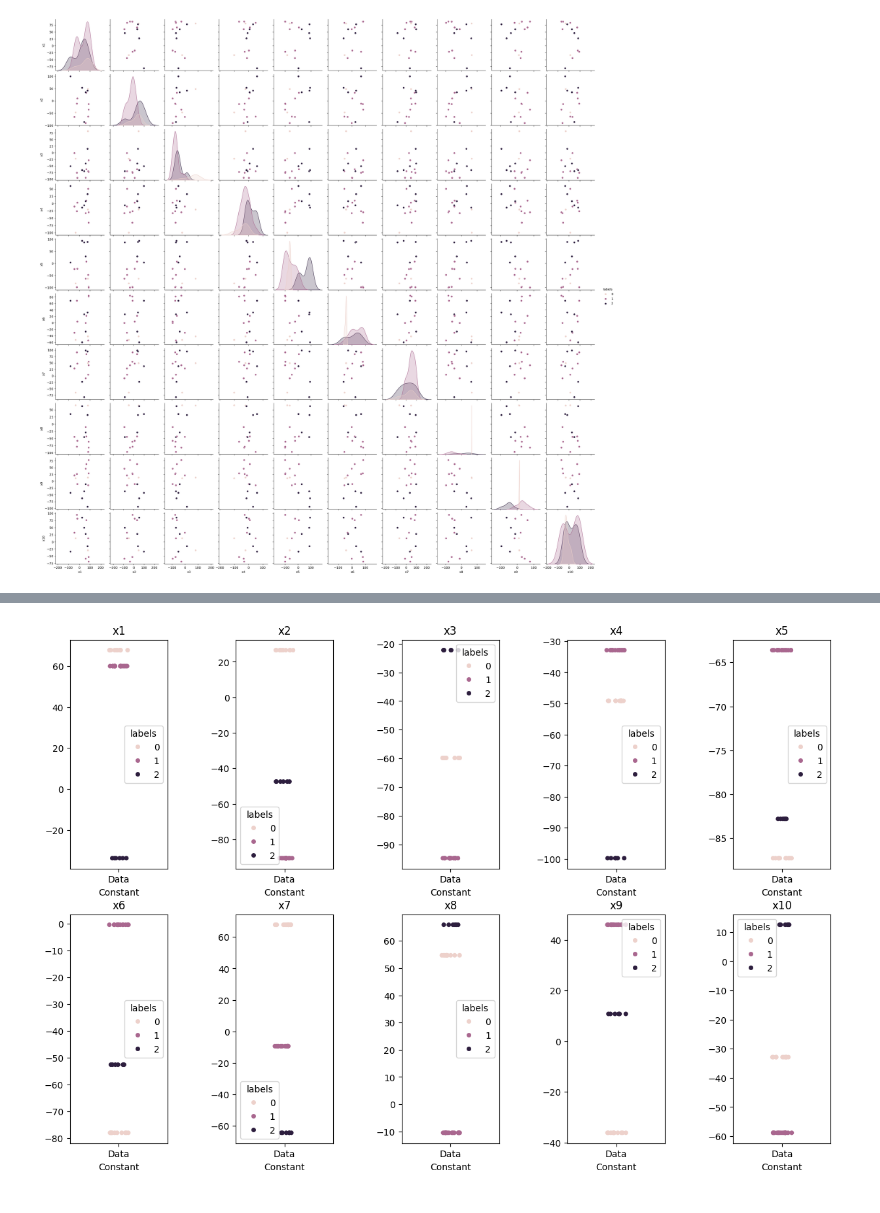
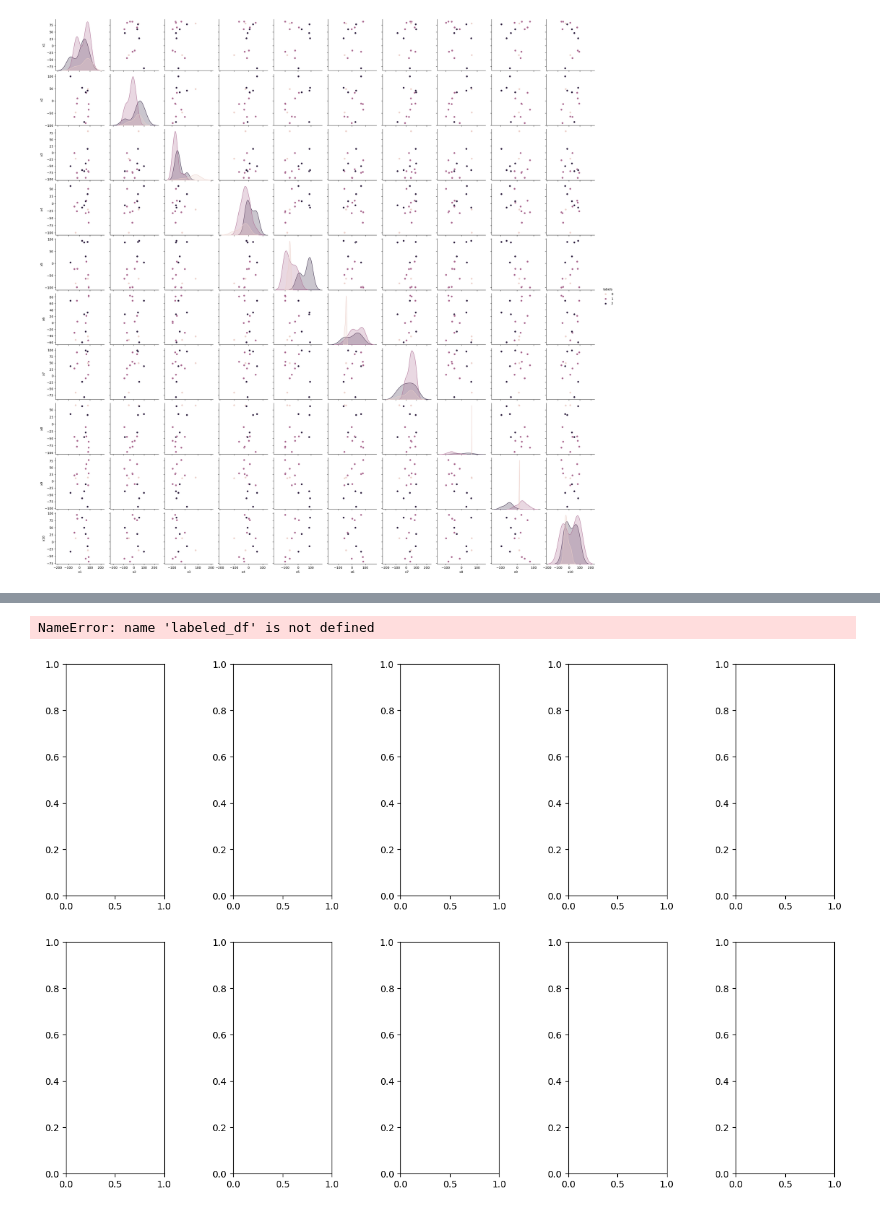
Before and after one commit to raphaelgoms/analysis-scripts, a Jupyter notebook: exps-data-analyzer.ipynb, the cells around one changed output, grey strips where cells are left out. Cells and saved outputs as stored; diff of their text form; code cells hidden in the pictures.

```diff
--- a/exps-data-analyzer.ipynb
+++ b/exps-data-analyzer.ipynb
@@ -165,0 +172,17 @@ costs_df[costs_df != -1].plot(legend=False)
+# %%
+dm_analyzer = ExperimentsDataAnalyzer()
+
+func_number = 5
+seed = 555
+base_path = f"~/code/FIM-CGRASP/results/generations/DM_LSHADE/cec-f{func_number}/s{seed}/"
+
+dm_analyzer.load_data("pop-costs", base_path + "pop-costs.csv")
+
+gens_count = 2163
+pop_generations = {}
+for i in range(gens_count):
+    df_id = f"pop-g{i+1}"
+    dm_analyzer.load_data(df_id, base_path + f"{df_id}.csv")
+
+dm_costs_df = dm_analyzer.get_data_frame(f"pop-costs")
+dm_costs_df[dm_costs_df != -1].plot(legend=False)
@@ -277,12 +322,14 @@ array([2, 1, 2, 1, 0, 0, 0, 2, 2, 1, 0, 1, 1, 2, 2, 2, 3, 3, 1, 0, 3, 0,
 ### Analyze the elite data:
 # %%
 # Load elite data
+# seeds: 1:544, 2:555, 3:194, 6:17, 10:217
+seed=96
+func_number = 5
+gens_count = 2163
+base_path = f"~/code/FIM-CGRASP/results/generations/LSHADE/cec-f{func_number}/s{seed}/"
 
-func_number = 5
-base_path = f"~/code/FIM-CGRASP/results/generations/DM_LSHADE/cec-f{func_number}/"
-
-gens_count = 2163
 pop_generations = {}
+analyzer = ExperimentsDataAnalyzer()
 for i in range(gens_count):
-    df_id = f"elite-g{i+1}"
-    analyzer.load_data(df_id, base_path + f"{df_id}.csv")
+    df_id = f"elite-f{func_number}-s{seed}-g{i+1}"
+    analyzer.load_data(df_id, base_path + f"elite-g{i+1}.csv")
@@ -329,5 +365,5 @@ sns.pairplot(labeled_df,hue='labels')
 <seaborn.axisgrid.PairGrid at 0x...>
 [figure]
 # %%
-labeled_df['Constant'] = "Data"
+elite_df['Constant'] = "Data"
 # %%
@@ -358,20 +379,21 @@ list(labeled_df)
 # %%
 f, axes = plt.subplots(2, 5, figsize=(15, 10), sharex=False) #create a 4x5 grid of empty figures where we will plot our feature plots. We will have a couple empty ones.
 f.subplots_adjust(hspace=0.2, wspace=0.7) #Scooch em apart, give em some room
 
-for i in range(0,len(list(labeled_df))-2):
+for i in range(0,len(list(elite_df))-2):
     col = labeled_df.columns[i]
     if i < 5:
         ax = sns.stripplot(x=labeled_df['Constant'],y=labeled_df[col].values,hue=labeled_df['labels'],jitter=True,ax=axes[0,(i)])
         ax.set_title(col)
     elif i >= 5 and i<10:
         ax = sns.stripplot(x=labeled_df['Constant'],y=labeled_df[col].values,hue=labeled_df['labels'],jitter=True,ax=axes[1,(i-5)]) #so if i=6 it is row 1 column 1
         ax.set_title(col)
     elif i >= 10 and i<15:
         ax = sns.stripplot(x=labeled_df['Constant'],y=labeled_df[col].values,hue=labeled_df['labels'],jitter=True,ax=axes[2,(i-10)])
         ax.set_title(col)
     elif i >= 15:
         ax = sns.stripplot(x=labeled_df['Constant'],y=labeled_df[col].values,hue=labeled_df['labels'],jitter=True,ax=axes[3,(i-15)])
         ax.set_title(col)
 # %% [output]
+NameError: name 'labeled_df' is not defined
-[figure, old version]
+[figure, new version]
```
Also changed, not shown: parts of 34 cells of this notebook.
